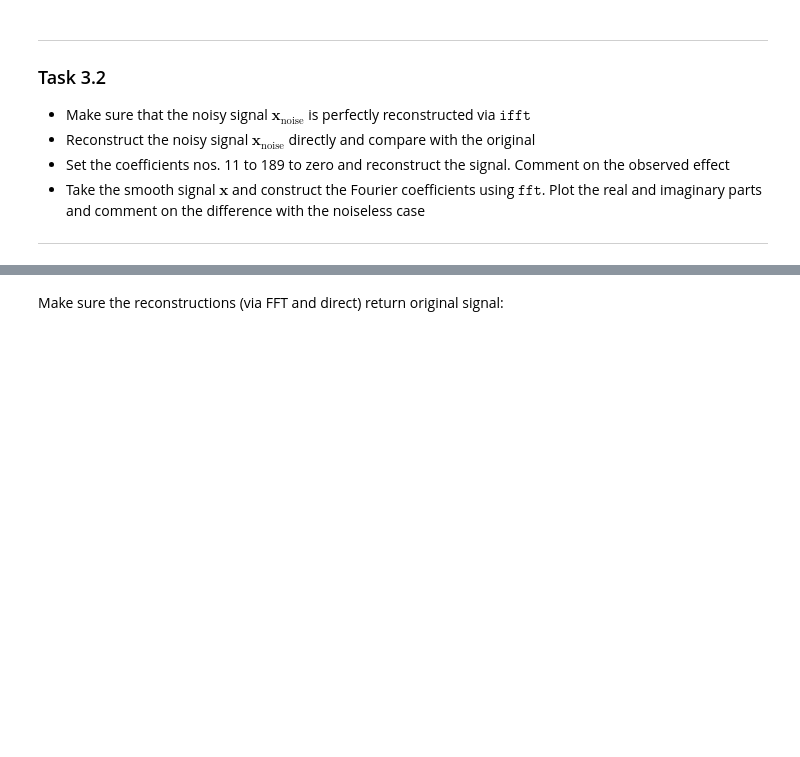
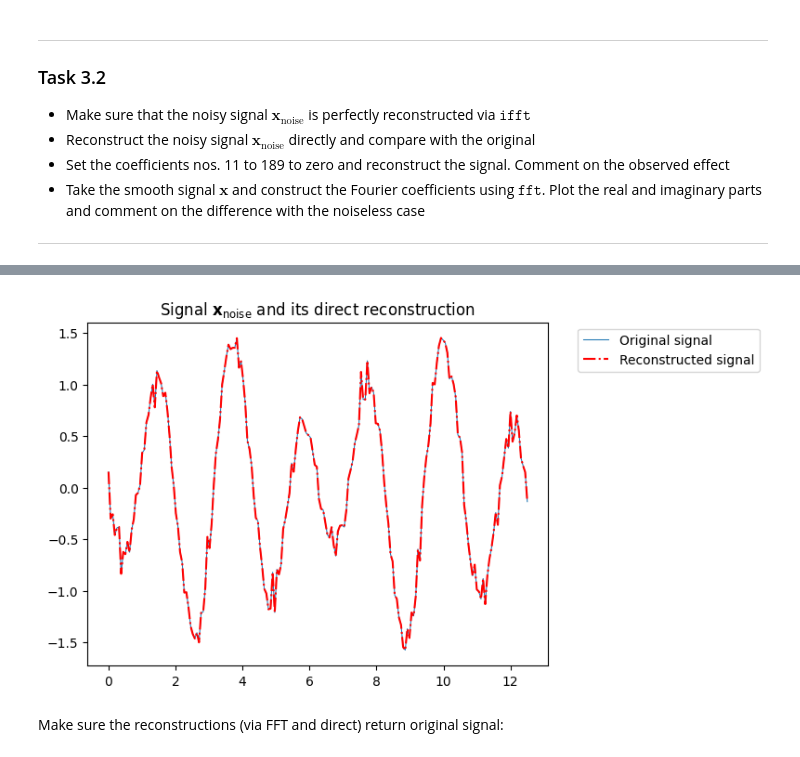
Before and after one commit to Smarinchenko/UCU-LA, a Jupyter notebook: hw1-task4-fourier-transform.ipynb, the cells around one changed output, grey strips where cells are left out. Cells and saved outputs as stored; diff of their text form; code cells hidden in the pictures; blank space fills up the shorter version.

```diff
--- a/hw1-task4-fourier-transform.ipynb
+++ b/hw1-task4-fourier-transform.ipynb
@@ -373,15 +399,17 @@ np.allclose(x_noise, ifft(freq))
 # %%
 # ========= YOUR CODE STARTS HERE ========= #
 #  Now reconstruct x_noise directly (without IFFT)
-x_rec_F = np.matmul(c, ... )   #  direct reconstruction of the signal
+x_rec_F = np.matmul(c, np.exp(2j * np.pi * np.outer(k, n) / N)).real   #  direct reconstruction of the signal
 # ========= YOUR CODE ENDS HERE ========= #
 
 
 plt.plot(t, x_noise, lw = 0.75, label = "Original signal")
 plt.plot(t, x_rec_F.T, "r-.", label = "Reconstructed signal")
 plt.title('Signal $\mathbf{x}_{\mathrm{noise}}$ and its direct reconstruction')
 plt.legend(bbox_to_anchor=(1.05, 1.0), loc='upper left')
 plt.show()
+# %% [output]
+[figure, added]
 # %% [markdown]
 Make sure the reconstructions (via FFT and direct) return original signal:
 # %%
```
Also changed, not shown: parts of 27 cells of this notebook, 1 other file.
